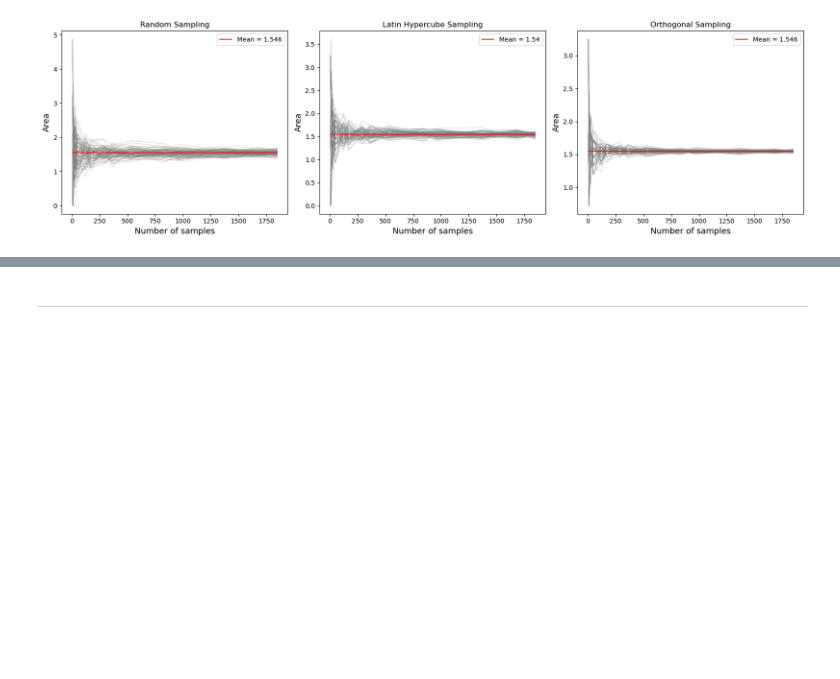
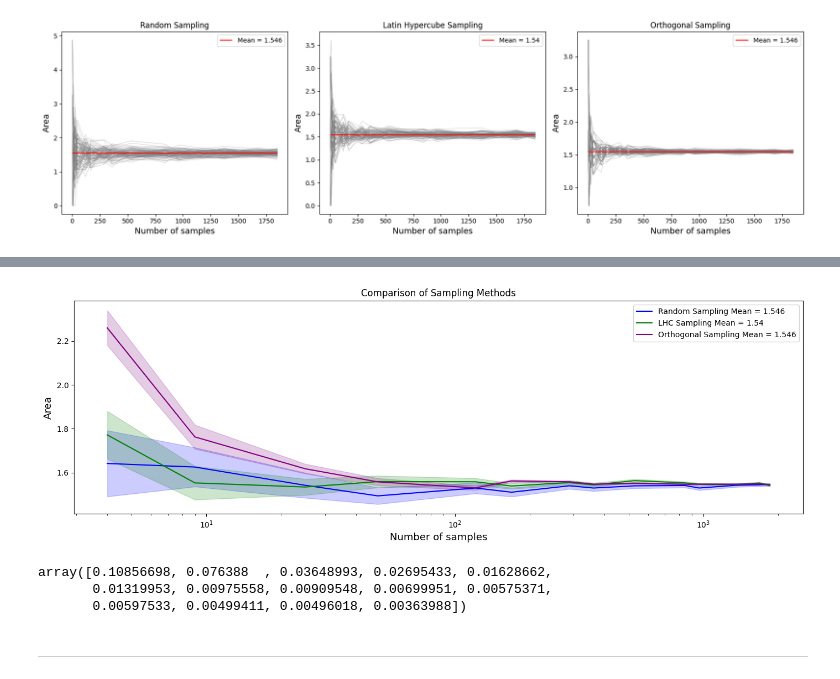
Before and after one commit to NaniHazbolatow/5284STSI6Y, a Jupyter notebook: Assignment 1/Assignment1.ipynb, the cells around one changed output, grey strips where cells are left out. Saved outputs shown, nothing was run; the diff lists cells and outputs as text; code cells hidden in the pictures; blank space fills up the shorter version.

```diff
--- a/Assignment 1/Assignment1.ipynb
+++ b/Assignment 1/Assignment1.ipynb
@@ -283,3 +384,35 @@ Mean area orthogonal sampling: 1.5457625743645216
+# %%
+# Plot all in one figure
+plt.figure(figsize=(17, 5))
+
+# Random Sampling
+plt.plot(sample_range, mean_random, color='blue', label=f'Random Sampling Mean = {round(mean_area_random, 3)}')
+plt.fill_between(sample_range, mean_random - std_error_random, mean_random + std_error_random, color='blue', alpha=0.2)
+
+# Latin Hypercube Sampling
+plt.plot(sample_range, mean_LHC, color='green', label=f'LHC Sampling Mean = {round(mean_area_LHC, 3)}')
+plt.fill_between(sample_range, mean_LHC - std_error_LHC, mean_LHC + std_error_LHC, color='green', alpha=0.2)
+
+# Orthogonal Sampling
+plt.plot(sample_range, mean_OS, color='purple', label=f'Orthogonal Sampling Mean = {round(mean_area_OS, 3)}')
+plt.fill_between(sample_range, mean_OS - std_error_OS, mean_OS + std_error_OS, color='purple', alpha=0.2)
+
+# Adding labels, title, and legend
+plt.xlabel('Number of samples', fontsize=13)
+plt.ylabel('Area', fontsize=13)
+plt.title('Comparison of Sampling Methods')
+plt.xscale('log')
+plt.legend()
+plt.show()
+# %% [output]
+[figure, added]
+# %%
+std_error_OS
+std_error_LHC
+# %% [output]
+array([0.10856698, 0.076388  , 0.03648993, 0.02695433, 0.01628662,
+       0.01319953, 0.00975558, 0.00909548, 0.00699951, 0.00575371,
+       0.00597533, 0.00499411, 0.00496018, 0.00363988])
 # %% [markdown]
 ---
 # %%
```
Also changed, not shown: parts of 5 cells of this notebook, 2 other files.
